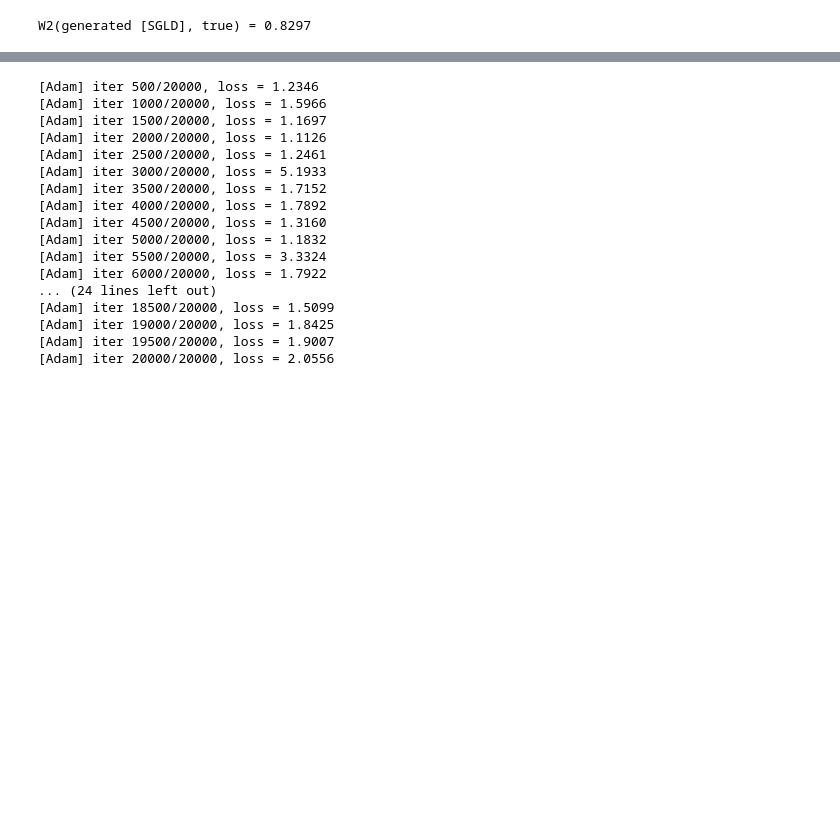
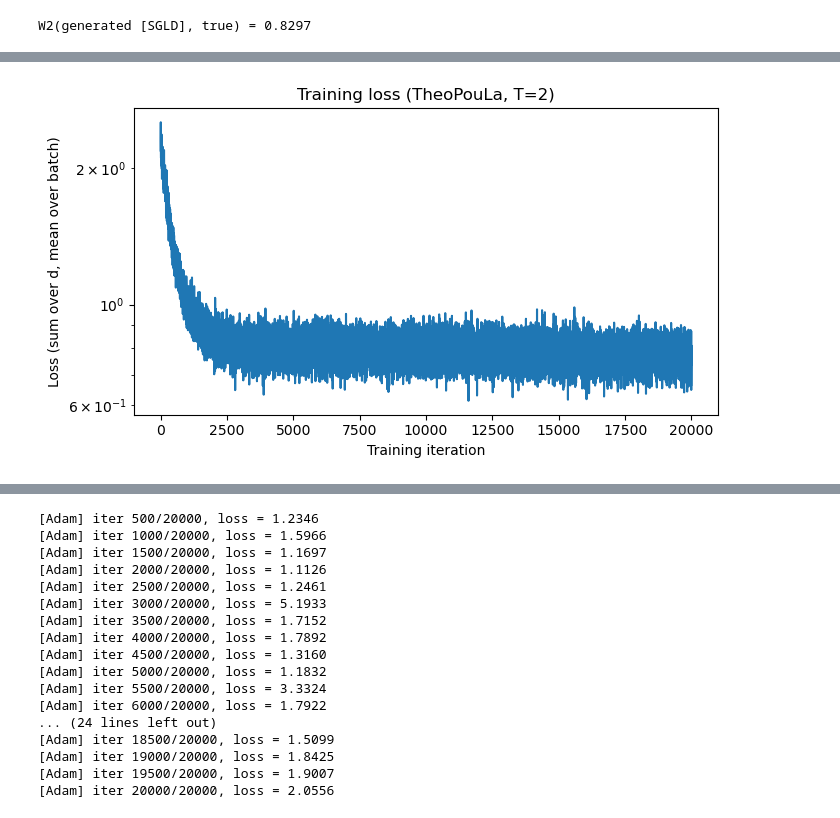
Before and after one commit to kylemcgillivray/Masters-Dissertation, a Jupyter notebook: sampler3.ipynb, the cells around one changed output, grey strips where cells are left out. Drawn from its saved outputs; the diff is of its cells as text; code cells hidden in the pictures; blank space fills up the shorter version.

```diff
--- a/sampler3.ipynb
+++ b/sampler3.ipynb
@@ -225,3 +228,27 @@ w2_sgld = fct.wasserstein2_distance(samples_sgld[:N_w2], X_data_bimodal[:N_w2])
 print(f"W2(generated [SGLD], true) = {w2_sgld:.4f}")
 # %% [output]
 W2(generated [SGLD], true) = 0.8297
+# %%
+# ============================================================
+# Train (TheoPouLa) - matches eq. (2.5)-(2.6): a tamed + boosted
+# gradient step plus an explicit dissipativity regularisation term,
+# rather than the raw untamed gradient used in plain SGLD. See
+# train_network_theopoula docstring for the exact H_{lam,c} definition.
+# ============================================================
+lam = 1e-4     # learning rate - same starting point as SGLD, for comparability
+beta = 1e6     # inverse temperature - same as SGLD
+eta = 1e-2     # regularisation strength - untuned starting guess
+r = 2          # regularisation exponent - placeholder; needs r >= q/2 + 1 for this architecture's q
+eps = 1e-8     # boosting-function denominator constant - untuned starting guess
+
+
+net_theopoula = fct.ScoreNet(d=d, D_1=128)   # same architecture as net_adam / net_sgld, for a fair comparison
+
+
+kappa_sigma2 = lambda tau: 1 - np.exp(-2 * tau)   # kappa(t) = sigma_t^2, same convention as SGLD
+
+net_theopoula, loss_history_theopoula = fct.train_network_theopoula(
+    net_theopoula, X_data_bimodal, t_0=1e-3, T=T, d=d,
+    n_iters=20000, batch_size=512, lam=lam, eta=eta, r=r, eps=eps, beta=beta,
+    device=device, kappa_fn=kappa_sigma2, print_every=500
+)
@@ -227,0 +273,14 @@ W2(generated [SGLD], true) = 0.8297
+# %%
+# ------------------------------------------------------------
+# Loss curve
+# ------------------------------------------------------------
+plt.figure(figsize=(7, 4))
+plt.plot(loss_history_theopoula)
+plt.xlabel("Training iteration")
+plt.ylabel("Loss (sum over d, mean over batch)")
+plt.yscale('log')
+plt.title(f"Training loss (TheoPouLa, T={T})")
+plt.tight_layout()
+plt.show()
+# %% [output]
+[figure, added]
```
Also changed, not shown: parts of 21 cells of this notebook, 7 other files.
